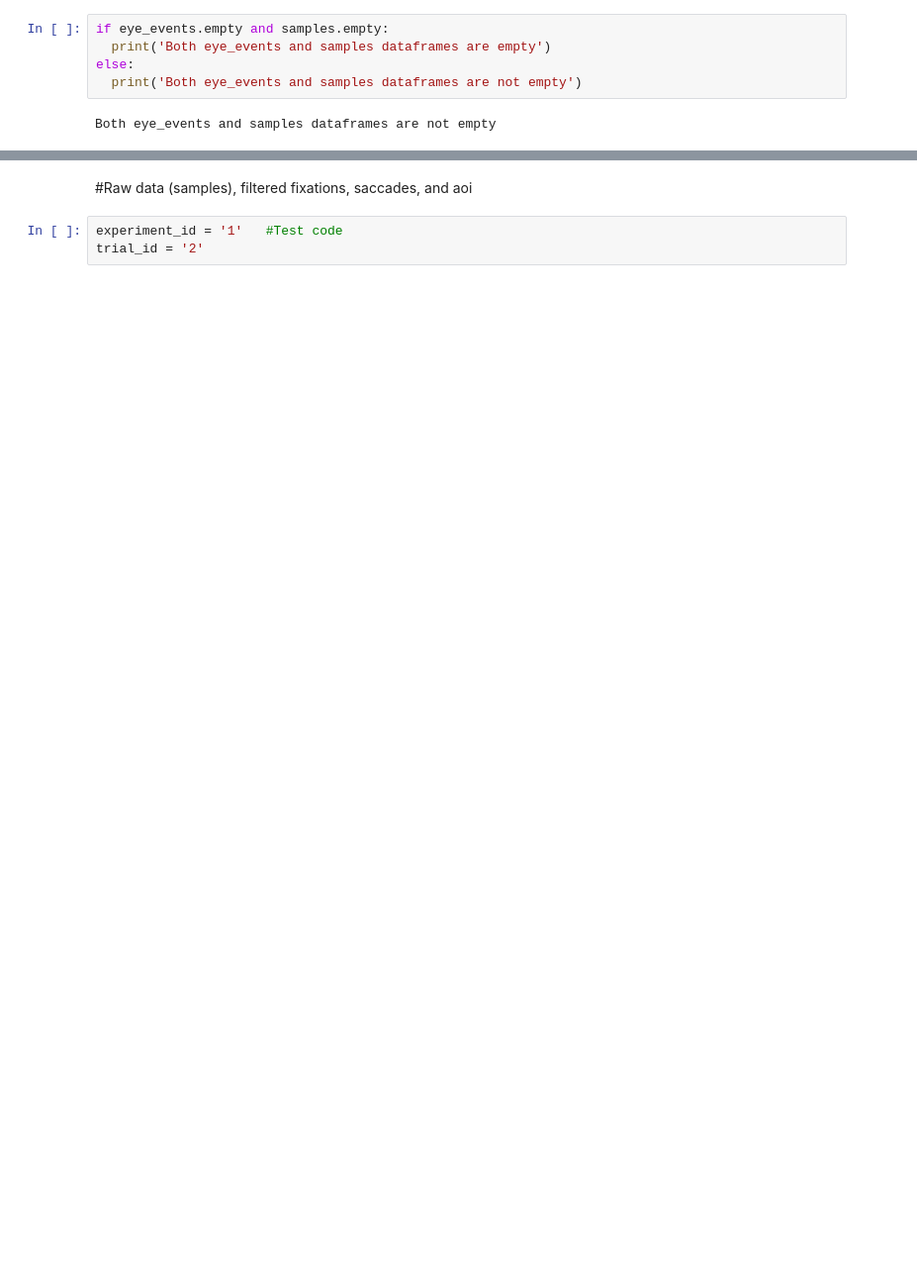
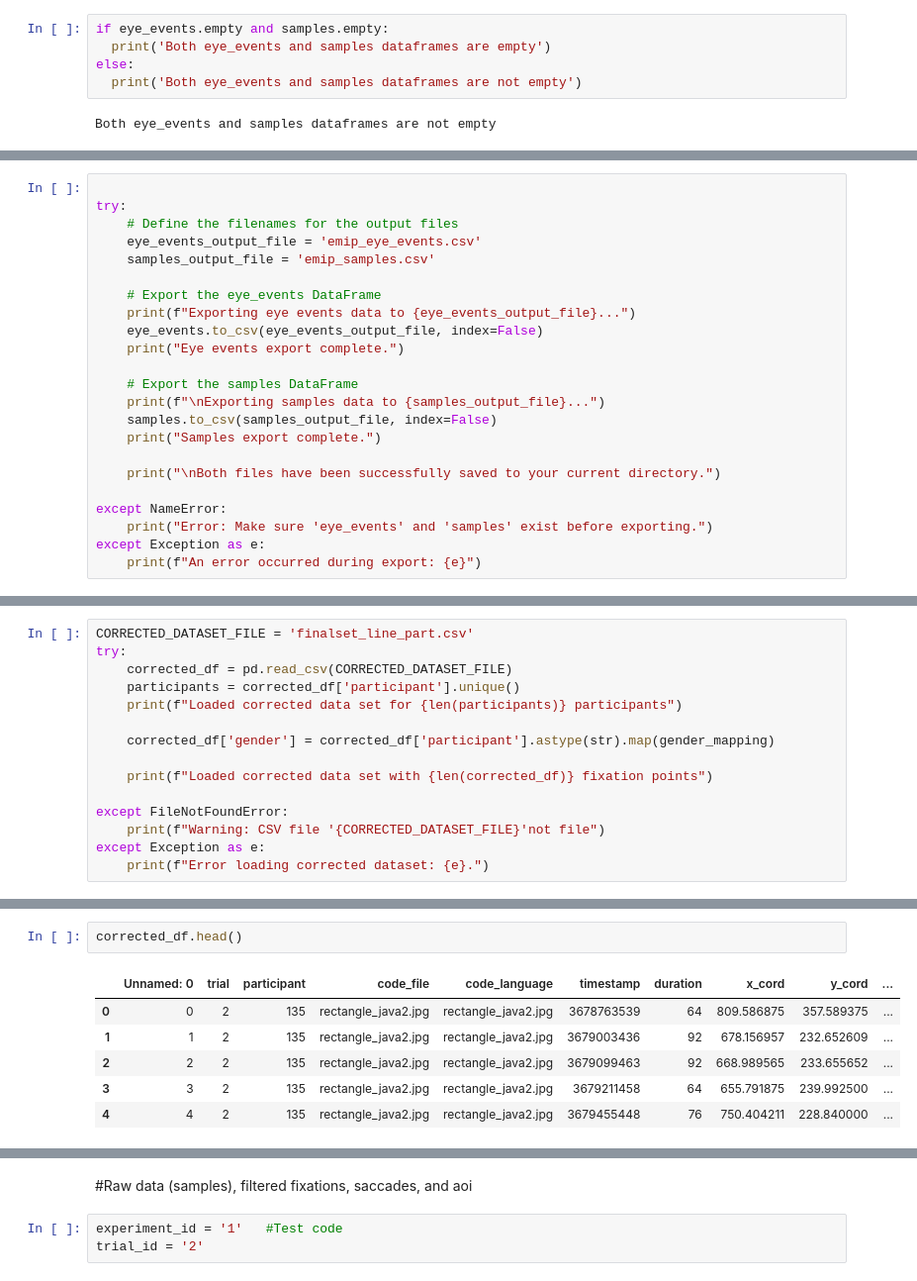
Before and after one commit to hiqb269/EMIP-Toolkit, a Jupyter notebook: Uses latest code - EMIP toolkit.ipynb, the cells around one changed output, grey strips where cells are left out. Shown at 99% size. Cells and saved outputs as stored; diff of their text form; blank space fills up the shorter version.

```diff
--- a/Uses latest code - EMIP toolkit.ipynb
+++ b/Uses latest code - EMIP toolkit.ipynb
@@ -403,0 +389,23 @@ Both eye_events and samples dataframes are not empty
+# %%
+
+try:
+    # Define the filenames for the output files
+    eye_events_output_file = 'emip_eye_events.csv'
+    samples_output_file = 'emip_samples.csv'
+
+    # Export the eye_events DataFrame
+    print(f"Exporting eye events data to {eye_events_output_file}...")
+    eye_events.to_csv(eye_events_output_file, index=False)
+    print("Eye events export complete.")
+
+    # Export the samples DataFrame
+    print(f"\nExporting samples data to {samples_output_file}...")
+    samples.to_csv(samples_output_file, index=False)
+    print("Samples export complete.")
+
+    print("\nBoth files have been successfully saved to your current directory.")
+
+except NameError:
+    print("Error: Make sure 'eye_events' and 'samples' exist before exporting.")
+except Exception as e:
+    print(f"An error occurred during export: {e}")
@@ -403,0 +465,15 @@ Both eye_events and samples dataframes are not empty
+# %%
+CORRECTED_DATASET_FILE = 'finalset_line_part.csv'
+try:
+    corrected_df = pd.read_csv(CORRECTED_DATASET_FILE)
+    participants = corrected_df['participant'].unique()
+    print(f"Loaded corrected data set for {len(participants)} participants")
+
+    corrected_df['gender'] = corrected_df['participant'].astype(str).map(gender_mapping)
+
+    print(f"Loaded corrected data set with {len(corrected_df)} fixation points")
+
+except FileNotFoundError:
+    print(f"Warning: CSV file '{CORRECTED_DATASET_FILE}'not file")
+except Exception as e:
+    print(f"Error loading corrected dataset: {e}.")
@@ -403,0 +502,9 @@ Both eye_events and samples dataframes are not empty
+# %%
+corrected_df.head()
+# %% [output]
+|  | Unnamed: 0 | trial | participant | code_file | code_language | timestamp | duration | x_cord | y_cord | ... |
+| 0 | 0 | 2 | 135 | rectangle_java2.jpg | rectangle_java2.jpg | 3678763539 | 64 | 809.586875 | 357.589375 | ... |
+| 1 | 1 | 2 | 135 | rectangle_java2.jpg | rectangle_java2.jpg | 3679003436 | 92 | 678.156957 | 232.652609 | ... |
+| 2 | 2 | 2 | 135 | rectangle_java2.jpg | rectangle_java2.jpg | 3679099463 | 92 | 668.989565 | 233.655652 | ... |
+| 3 | 3 | 2 | 135 | rectangle_java2.jpg | rectangle_java2.jpg | 3679211458 | 64 | 655.791875 | 239.992500 | ... |
+| 4 | 4 | 2 | 135 | rectangle_java2.jpg | rectangle_java2.jpg | 3679455448 | 76 | 750.404211 | 228.840000 | ... |
```
Also changed, not shown: parts of 29 cells of this notebook.
